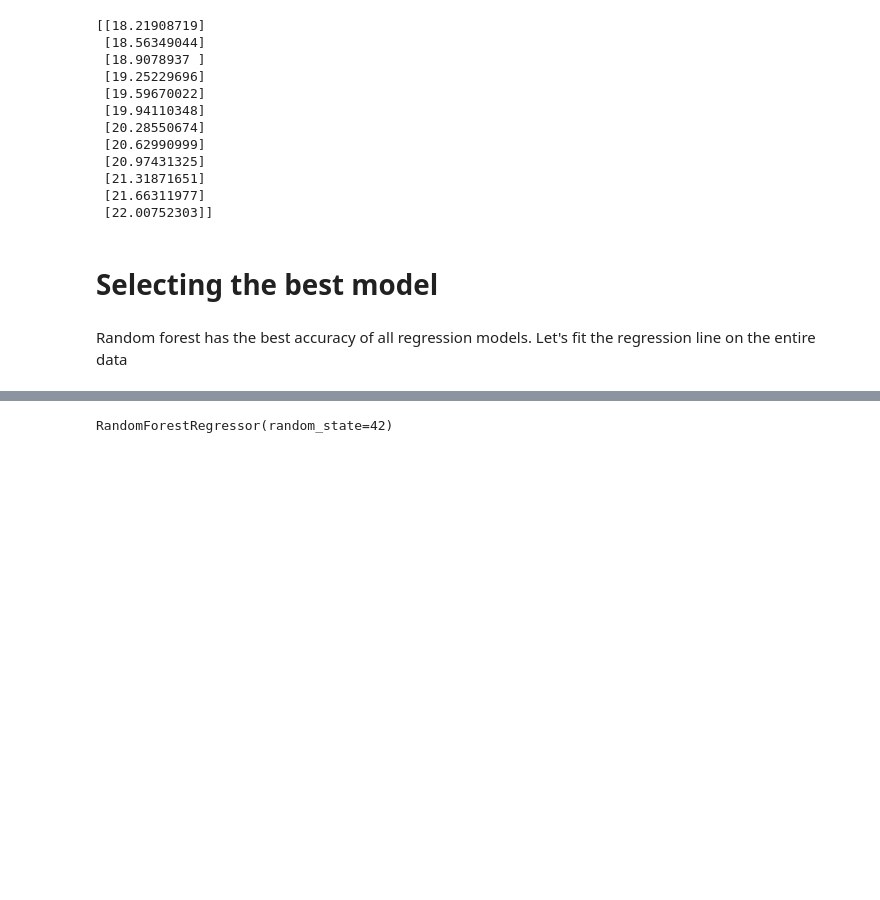
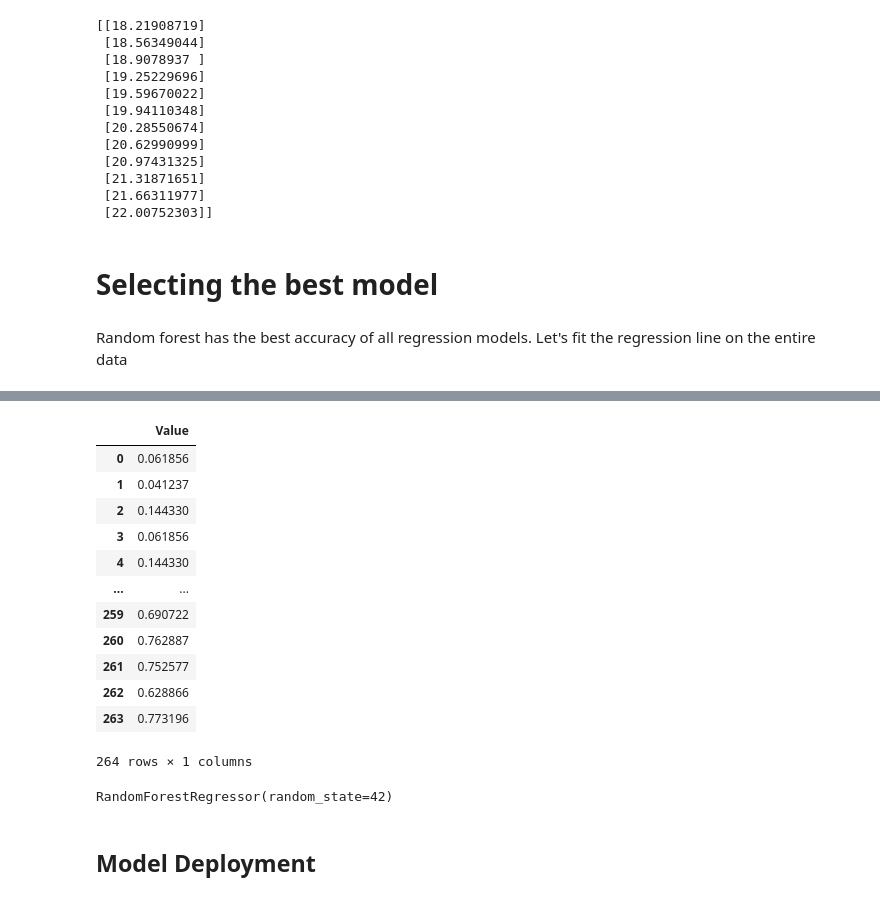
Before and after one commit to Anum29/DPS_AI_Challenge-Model-Deployment-, a Jupyter notebook: Data visualization and model development.ipynb, the cells around one changed output, grey strips where cells are left out. Drawn from its saved outputs; the diff is of its cells as text; code cells hidden in the pictures; blank space fills up the shorter version.

Commit message:
Model deployment

```diff
--- a/Data visualization and model development.ipynb
+++ b/Data visualization and model development.ipynb
@@ -590,3 +613,25 @@ print(Predictions)
+# %%
+# scaling output features
+sc_out = MinMaxScaler(feature_range=(0, 1))
+scaler_output = sc_out.fit_transform(df[['Value']])
+scaler_output =pd.DataFrame(scaler_output)
+y=scaler_output.rename(columns={0:'Value'})
+
+y
+# %% [output]
+|  | Value |
+| 0 | 0.061856 |
+| 1 | 0.041237 |
+| 2 | 0.144330 |
+| 3 | 0.061856 |
+| 4 | 0.144330 |
+| ... | ... |
+| 259 | 0.690722 |
+| 260 | 0.762887 |
+| 261 | 0.752577 |
+| 262 | 0.628866 |
+| 263 | 0.773196 |
+264 rows × 1 columns
 # %%
 from sklearn.ensemble import RandomForestRegressor
 # Instantiate model with 1000 decision trees
@@ -596,2 +641,4 @@ rf.fit(X, y)
 # %% [output]
 RandomForestRegressor(random_state=42)
+# %% [markdown]
+## Model Deployment
```
Also changed, not shown: parts of 9 cells of this notebook, 4 other files.
